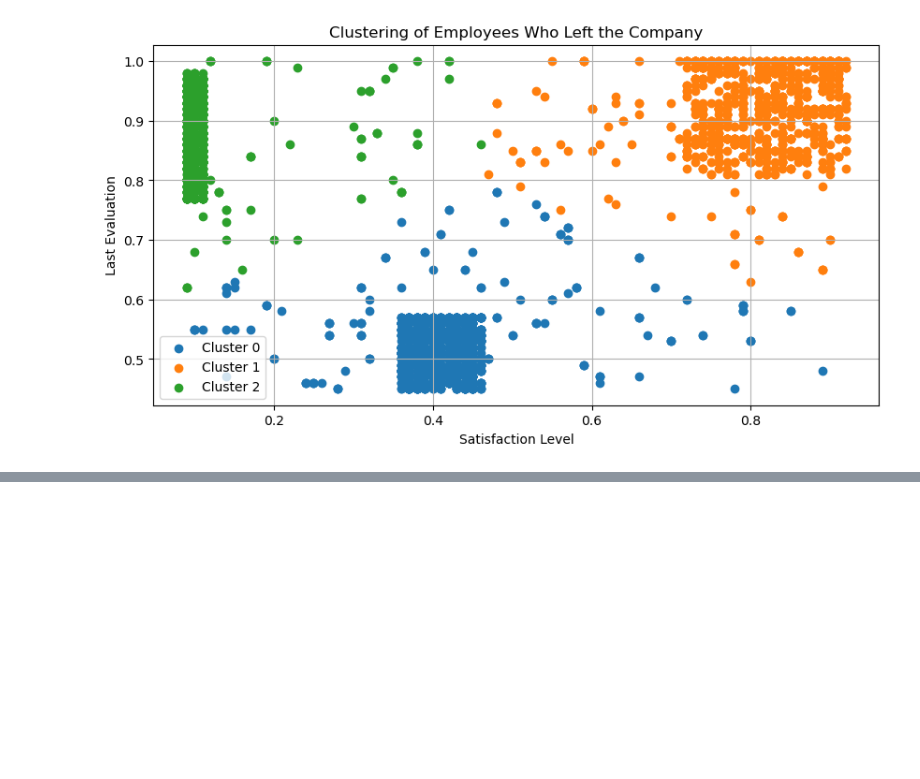
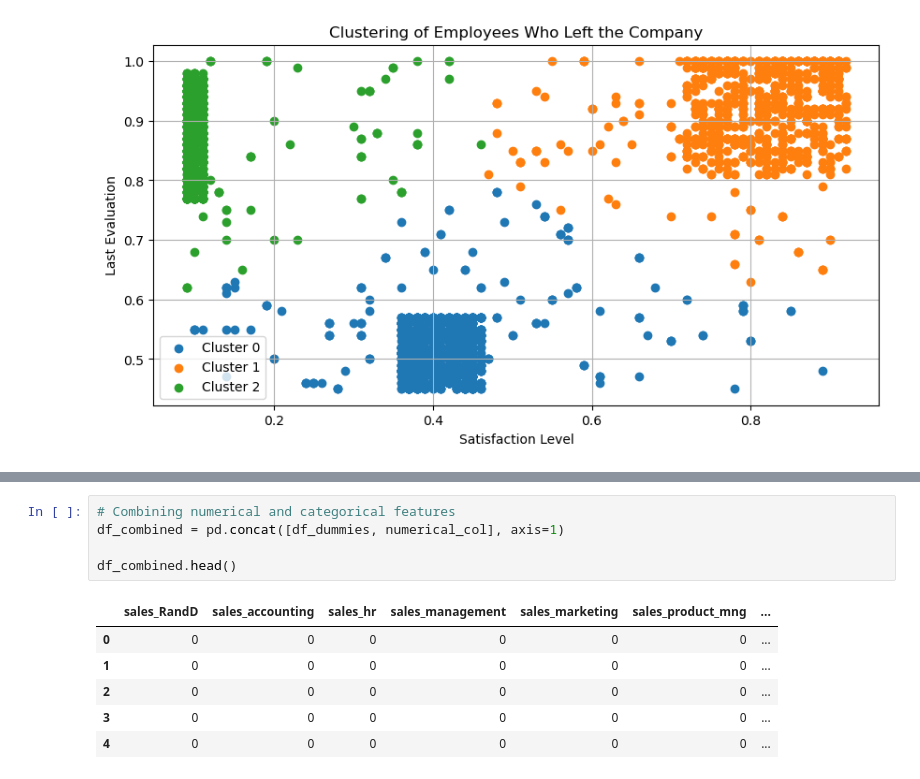
Before and after one commit to khoinguyentm/course-end-3, a Jupyter notebook: main.ipynb, the cells around one changed output, grey strips where cells are left out. Drawn from its saved outputs; the diff is of its cells as text; blank space fills up the shorter version.

```diff
--- a/main.ipynb
+++ b/main.ipynb
@@ -159,0 +198,12 @@ plt.show()
+# %%
+# Combining numerical and categorical features
+df_combined = pd.concat([df_dummies, numerical_col], axis=1)
+
+df_combined.head()
+# %% [output]
+|  | sales_RandD | sales_accounting | sales_hr | sales_management | sales_marketing | sales_product_mng | ... |
+| 0 | 0 | 0 | 0 | 0 | 0 | 0 | ... |
+| 1 | 0 | 0 | 0 | 0 | 0 | 0 | ... |
+| 2 | 0 | 0 | 0 | 0 | 0 | 0 | ... |
+| 3 | 0 | 0 | 0 | 0 | 0 | 0 | ... |
+| 4 | 0 | 0 | 0 | 0 | 0 | 0 | ... |
```
Also changed, not shown: parts of 6 cells of this notebook.
